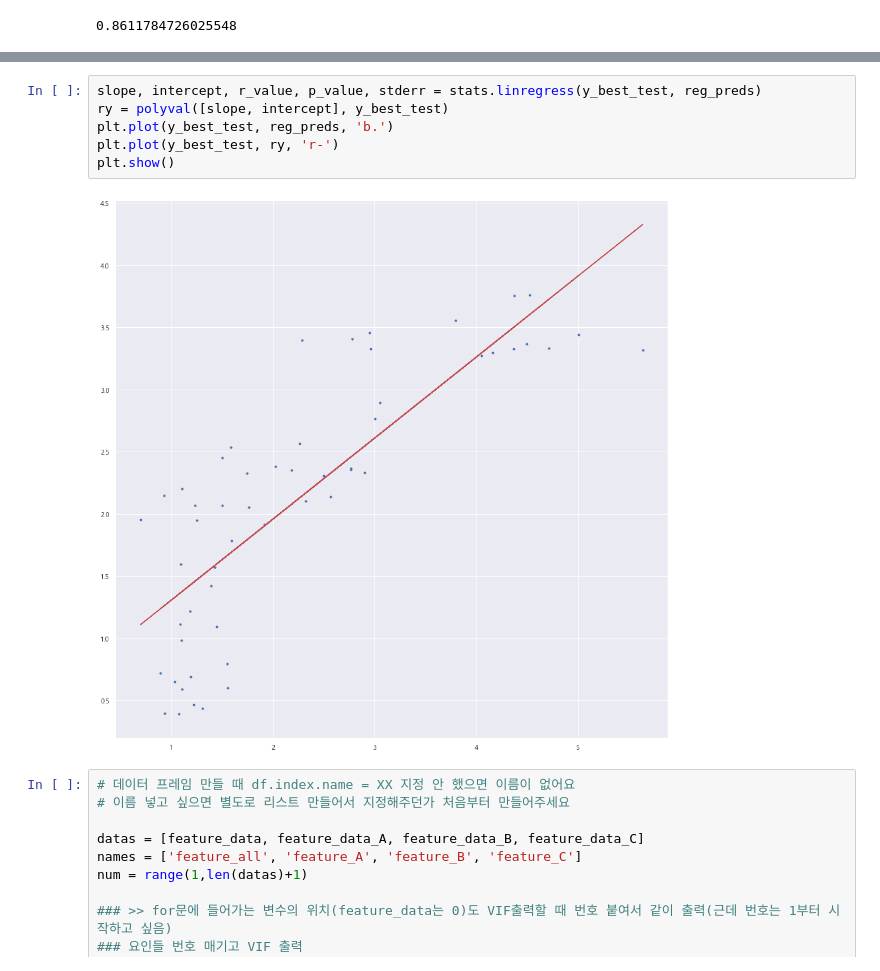
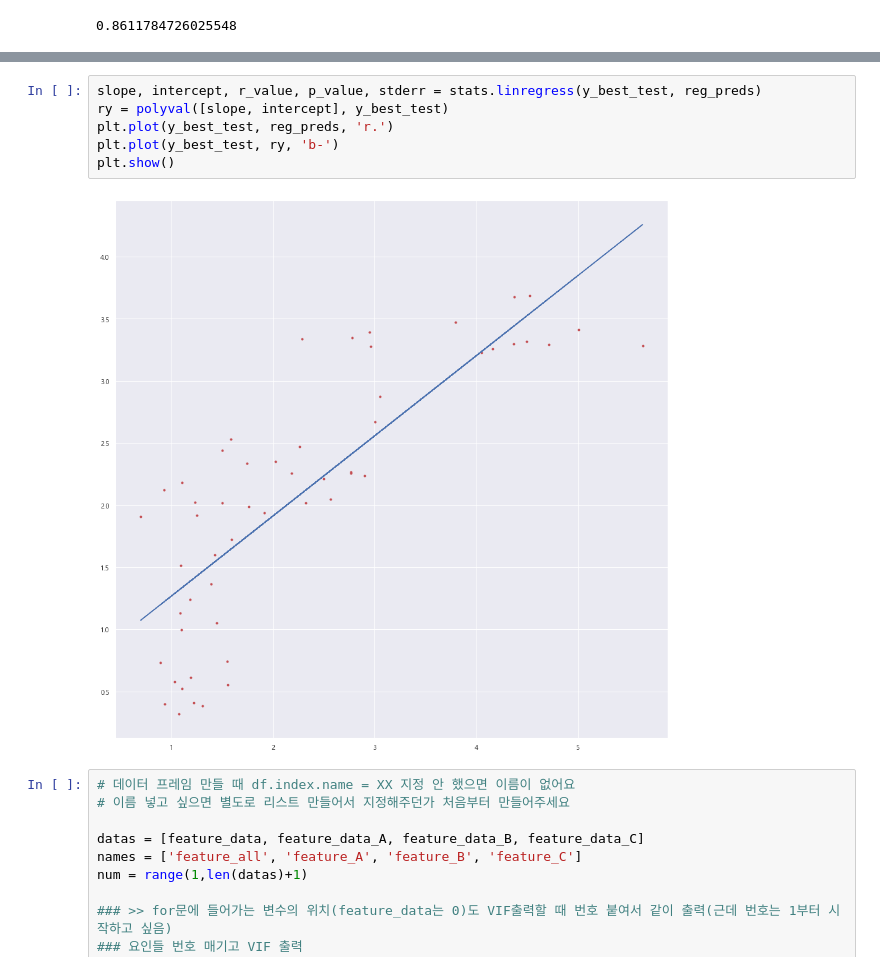
Before and after one commit to pelllzz/ubion4_project1, a Jupyter notebook: code/analysis.ipynb, the cells around one changed output, grey strips where cells are left out. Saved outputs shown, nothing was run; the diff lists cells and outputs as text.

```diff
--- a/code/analysis.ipynb
+++ b/code/analysis.ipynb
@@ -1095,11 +1114,11 @@ plt.show()
 # %%
 slope, intercept, r_value, p_value, stderr = stats.linregress(y_best_test, reg_preds)
 ry = polyval([slope, intercept], y_best_test)
-plt.plot(y_best_test, reg_preds, 'b.')
-plt.plot(y_best_test, ry, 'r-')
+plt.plot(y_best_test, reg_preds, 'r.')
+plt.plot(y_best_test, ry, 'b-')
 plt.show()
 # %% [output]
-[figure, old version]
+[figure, new version]
 # %%
 # 데이터 프레임 만들 때 df.index.name = XX 지정 안 했으면 이름이 없어요
 # 이름 넣고 싶으면 별도로 리스트 만들어서 지정해주던가 처음부터 만들어주세요
```
Also changed, not shown: parts of 9 cells of this notebook, 1 other file.
